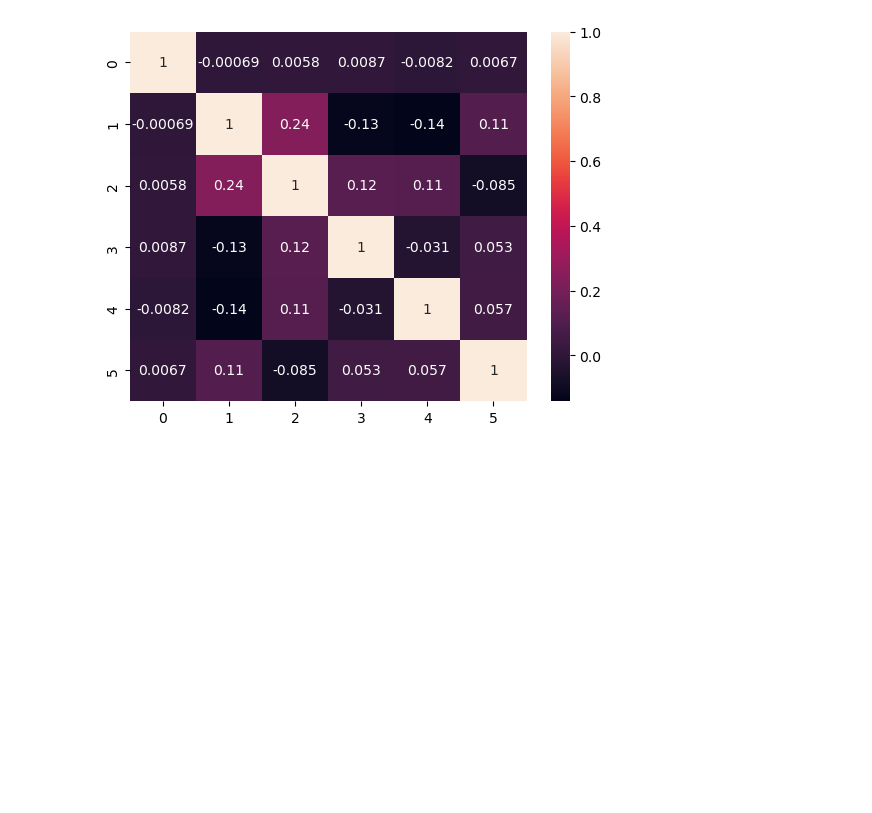
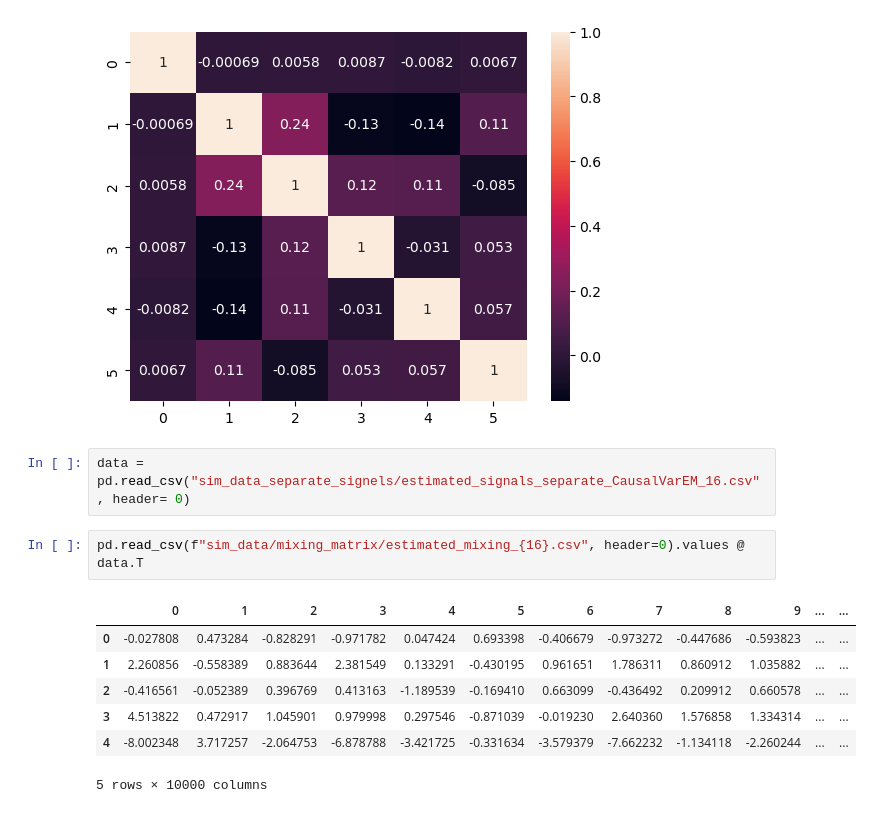
Before and after one commit to malo4300/ICA_IV, a Jupyter notebook: source_estimation_breakdown.ipynb, the cells around one changed output. Drawn from its saved outputs; the diff is of its cells as text; blank space fills up the shorter version.

```diff
--- a/source_estimation_breakdown.ipynb
+++ b/source_estimation_breakdown.ipynb
@@ -104,3 +115,15 @@ sns.heatmap(correlation, annot=True)
 # %% [output]
 <Axes: >
 [figure]
+# %%
+data = pd.read_csv("sim_data_separate_signels/estimated_signals_separate_CausalVarEM_16.csv", header= 0)
+# %%
+pd.read_csv(f"sim_data/mixing_matrix/estimated_mixing_{16}.csv", header=0).values @ data.T
+# %% [output]
+|  | 0 | 1 | 2 | 3 | 4 | 5 | 6 | 7 | 8 | 9 | ... | ... |
+| 0 | -0.027808 | 0.473284 | -0.828291 | -0.971782 | 0.047424 | 0.693398 | -0.406679 | -0.973272 | -0.447686 | -0.593823 | ... | ... |
+| 1 | 2.260856 | -0.558389 | 0.883644 | 2.381549 | 0.133291 | -0.430195 | 0.961651 | 1.786311 | 0.860912 | 1.035882 | ... | ... |
+| 2 | -0.416561 | -0.052389 | 0.396769 | 0.413163 | -1.189539 | -0.169410 | 0.663099 | -0.436492 | 0.209912 | 0.660578 | ... | ... |
+| 3 | 4.513822 | 0.472917 | 1.045901 | 0.979998 | 0.297546 | -0.871039 | -0.019230 | 2.640360 | 1.576858 | 1.334314 | ... | ... |
+| 4 | -8.002348 | 3.717257 | -2.064753 | -6.878788 | -3.421725 | -0.331634 | -3.579379 | -7.662232 | -1.134118 | -2.260244 | ... | ... |
+5 rows × 10000 columns
```
Also changed, not shown: parts of 8 cells of this notebook, 4 other files.
